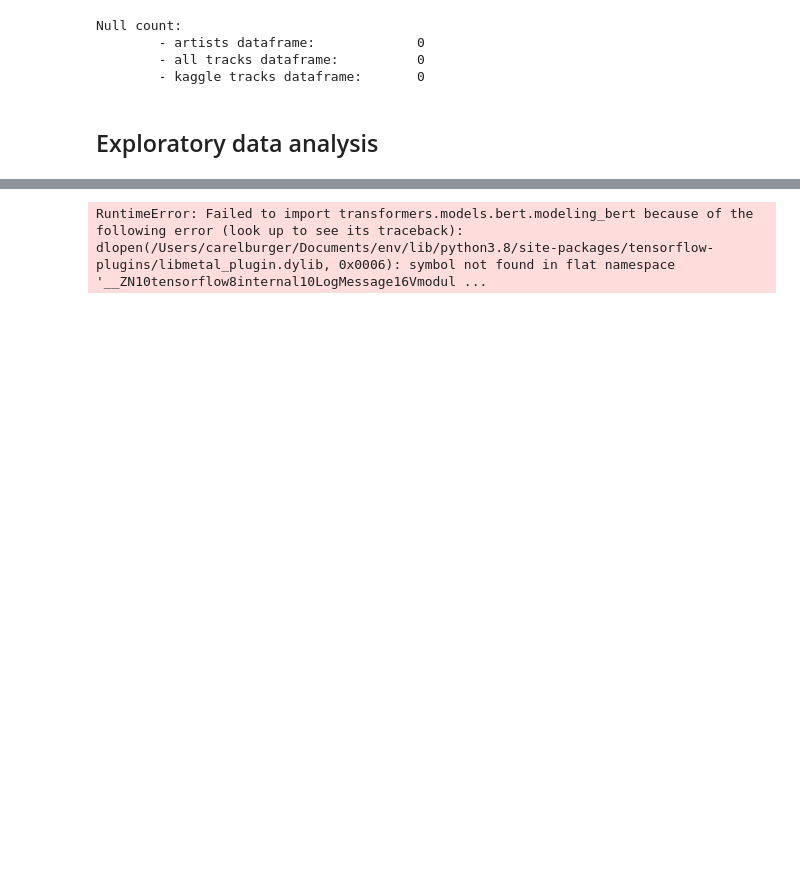
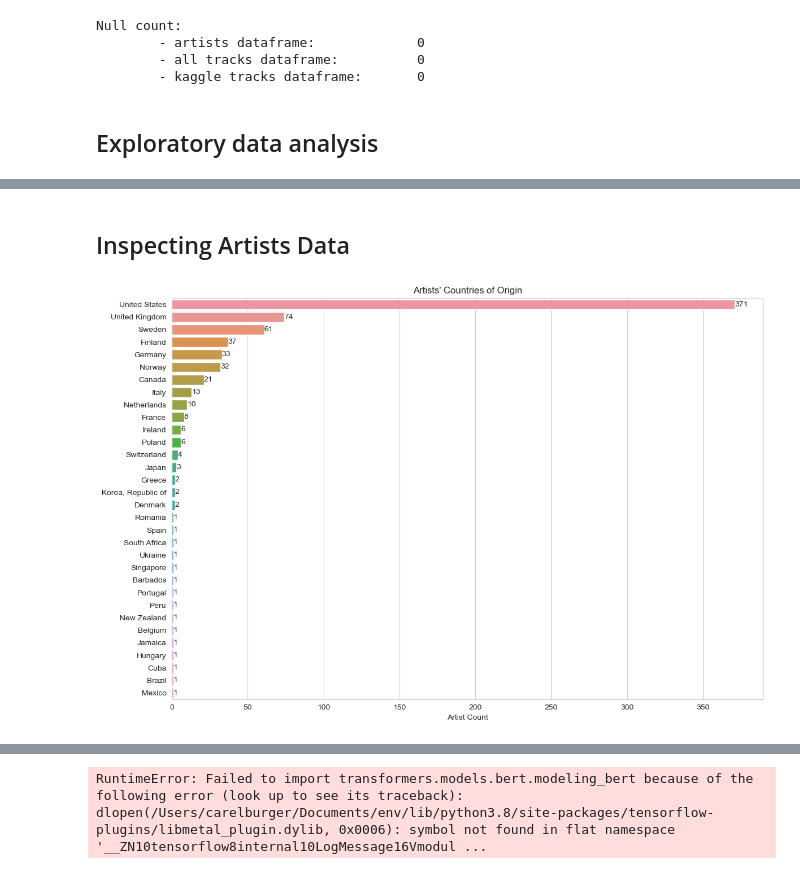
Before and after one commit to cjcdwburger/UOL_DSM020_CW2, a Jupyter notebook: CW2.ipynb, the cells around one changed output, grey strips where cells are left out. Cells and saved outputs as stored; diff of their text form; code cells hidden in the pictures; blank space fills up the shorter version.

Commit message:
added initial graph exploration for artists data

```diff
--- a/CW2.ipynb
+++ b/CW2.ipynb
@@ -2180,0 +2220,21 @@ Null count:
+# %% [markdown]
+## Inspecting Artists Data
+# %%
+
+artists_copy_df = artists_df.copy()
+artists_grouped_df = artists_copy_df.groupby(by='origin').agg(artist_count=('artist', 'count'))
+artists_grouped_df = artists_grouped_df.reset_index()
+artists_grouped_df.head()
+
+fig, ax = plt.subplots(1, figsize=(12, 8))
+
+plot = sns.barplot(artists_grouped_df.sort_values('artist_count', ascending=False), y='origin', x='artist_count', ax=ax)
+plot.bar_label(plot.containers[0])
+plot.set(ylabel=None)
+plot.set(xlabel="Artist Count")
+plot.set(title="Artists' Countries of Origin")
+
+plt.tight_layout()
+plt.show()
+# %% [output]
+[figure, added]
```
Also changed, not shown: parts of 12 cells of this notebook.
